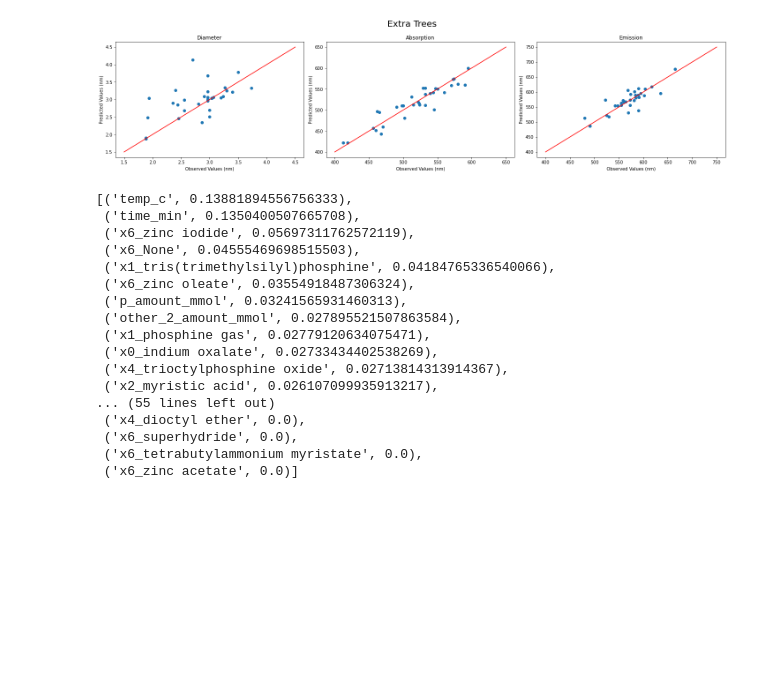
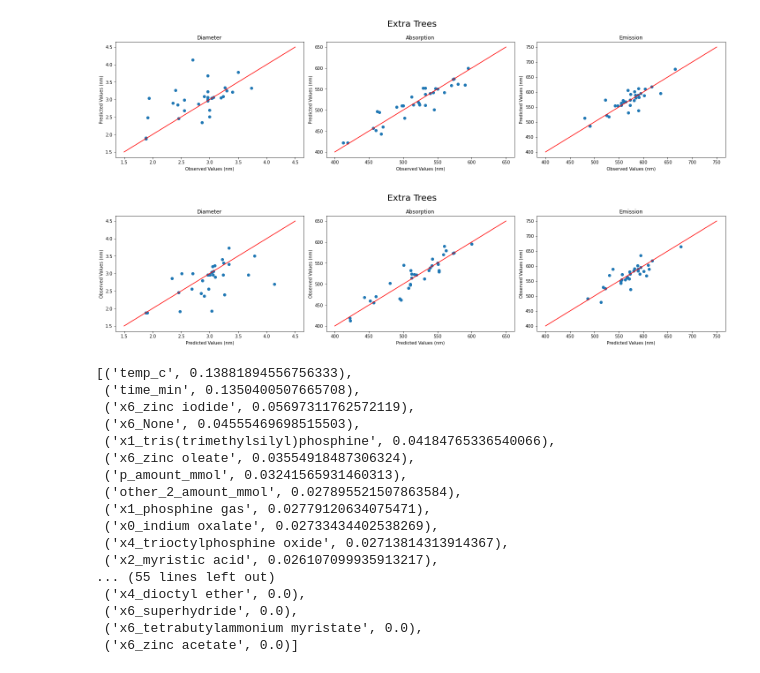
Before and after one commit to Health-Universe/Indium-Phosphide, a Jupyter notebook: notebook/flo/4. Multi-output.ipynb, the cells around one changed output. Saved outputs shown, nothing was run; the diff lists cells and outputs as text; code cells hidden in the pictures; blank space fills up the shorter version.

```diff
--- a/notebook/flo/4. Multi-output.ipynb
+++ b/notebook/flo/4. Multi-output.ipynb
@@ -432,6 +432,27 @@ ax3.set(xlabel='Observed Values (nm)', ylabel='Predicted Values (nm)')
 fig.tight_layout()
 # %% [output]
 [figure]
+# %%
+fig, (ax1, ax2, ax3) = plt.subplots(1, 3, figsize=(20,5))
+fig.suptitle('Extra Trees', fontsize=20)
+
+ax1.plot(pd.DataFrame(ET_Y_pred).loc[:, 0], Y_test.iloc[:, 0], 'o')
+ax1.plot([1.5,4.5],[1.5,4.5], color = 'r')
+ax1.set_title('Diameter')
+ax1.set(xlabel='Predicted Values (nm)', ylabel='Observed Values (nm)')
+
+ax2.plot(pd.DataFrame(ET_Y_pred).loc[:, 1],Y_test.iloc[:, 1], 'o')
+ax2.plot([400,650],[400,650], color = 'r')
+ax2.set_title('Absorption')
+ax2.set(xlabel='Predicted Values (nm)', ylabel='Observed Values (nm)')
+
+ax3.plot(pd.DataFrame(ET_Y_pred).loc[:, 2], Y_test.iloc[:, 2], 'o')
+ax3.plot([400,750],[400,750], color = 'r')
+ax3.set_title('Emission')
+ax3.set(xlabel='Predicted Values (nm)', ylabel='Observed Values (nm)')
+fig.tight_layout()
+# %% [output]
+[figure, added]
 # %%
 importance_dict = dict()
 for i in range(0,71):
```
Also changed, not shown: parts of 4 cells of this notebook.
